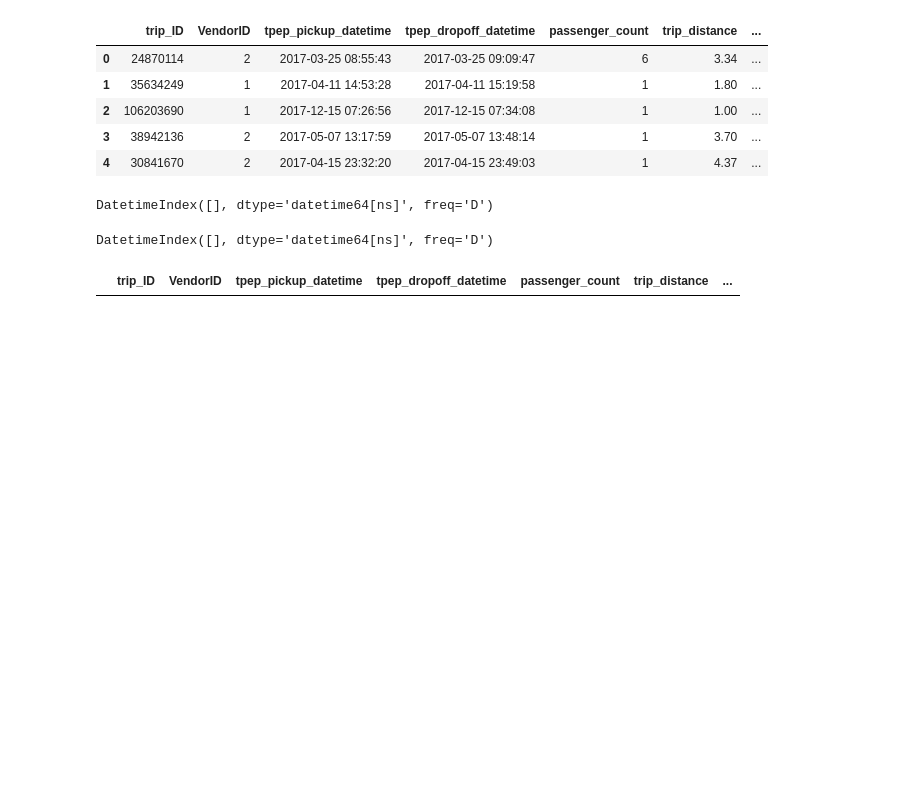
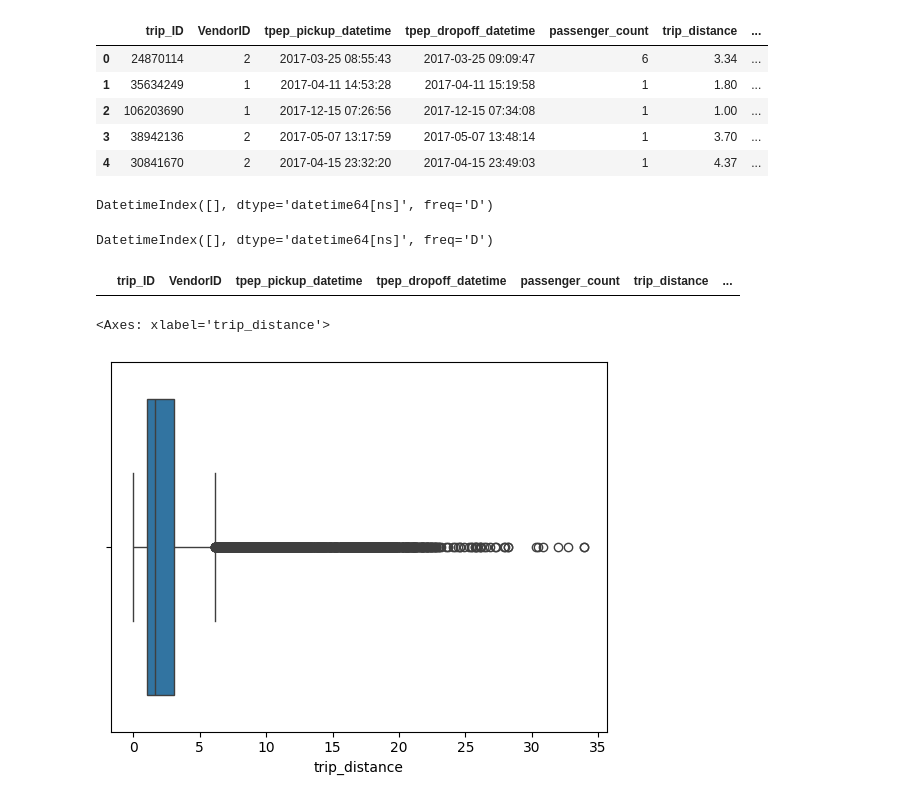
Before and after one commit to AfobCode/LearningPython, a Jupyter notebook: Automatidata/code/GoBeyondNumbers.ipynb, the cells around one changed output. Drawn from its saved outputs; the diff is of its cells as text; code cells hidden in the pictures; blank space fills up the shorter version.

```diff
--- a/Automatidata/code/GoBeyondNumbers.ipynb
+++ b/Automatidata/code/GoBeyondNumbers.ipynb
@@ -179,0 +182,7 @@ taxi_2017_raw[ taxi_2017_raw.duplicated(subset= ["tpep_pickup_datetime","tpep_dr
+# %%
+# Box plot of trip_distance
+sns.boxplot(data =taxi_2017_raw,
+           x = "trip_distance")
+# %% [output]
+<Axes: xlabel='trip_distance'>
+[figure, added]
```
Also changed, not shown: parts of 37 cells of this notebook, 2 other files.
